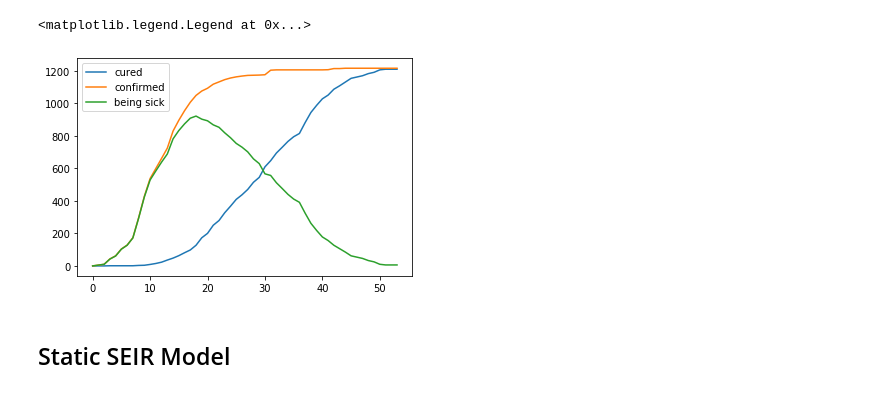
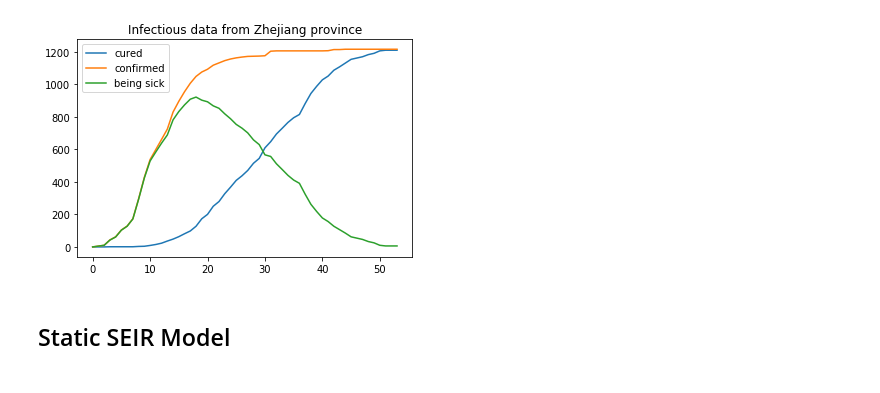
Before and after one commit to Eddie-yz/Coronavirus-modelling, a Jupyter notebook: run_model.ipynb, the cells around one changed output. Drawn from its saved outputs; the diff is of its cells as text; code cells hidden in the pictures.

```diff
--- a/run_model.ipynb
+++ b/run_model.ipynb
@@ -16,11 +16,11 @@ d, con, rec = getProvinceData("浙江省")
 # %%
 plt.plot(rec, label='cured')
 plt.plot(con, label='confirmed')
 plt.plot(con-rec, label='being sick')
 plt.legend(loc='upper left')
+plt.title("Infectious data from Zhejiang province")
 # %% [output]
-<matplotlib.legend.Legend at 0x...>
-[figure, old version]
+[figure, new version]
 # %%
 province_population = 54000000
 X, y = dataPrepare(province_population, con, rec, 4)
```
Also changed, not shown: parts of 3 cells of this notebook.
